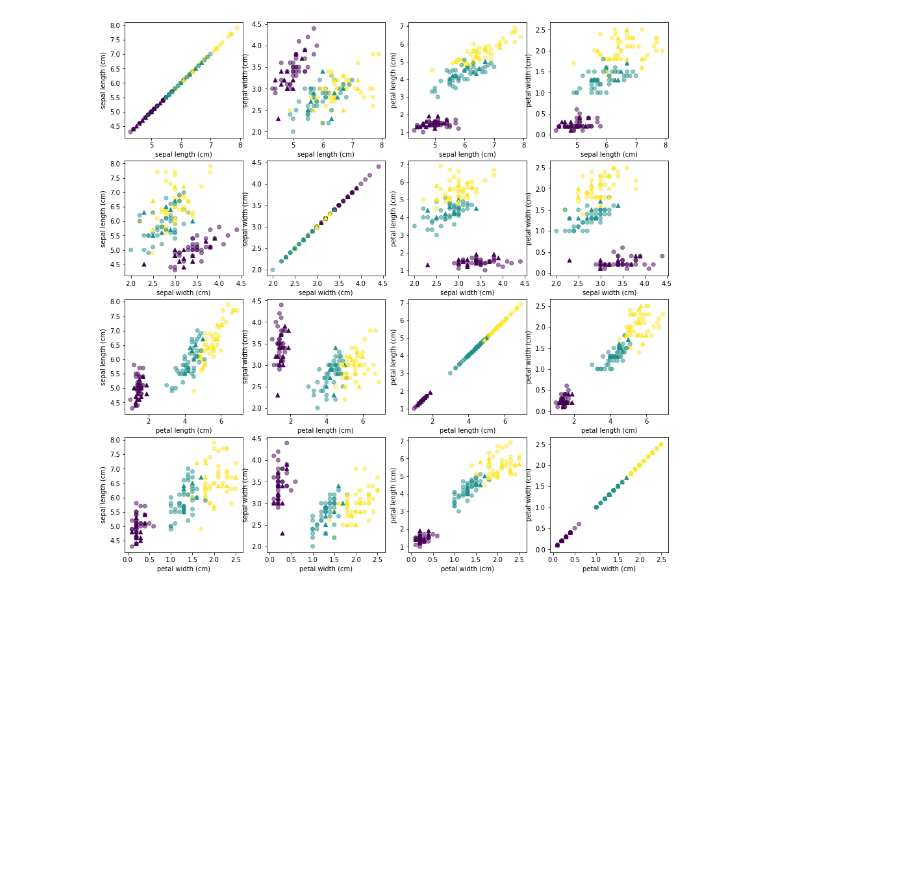
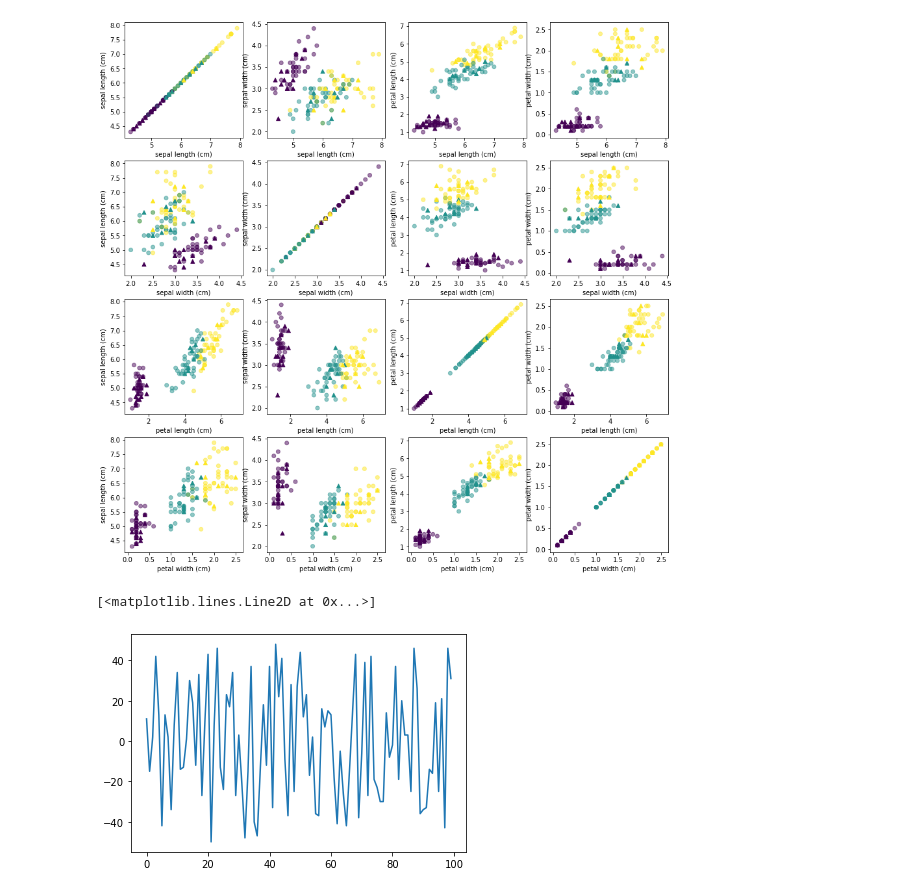
Before and after one commit to newmancu/ML_tests, a Jupyter notebook: ML/knn/knn_l1.ipynb, the cells around one changed output. Saved outputs shown, nothing was run; the diff lists cells and outputs as text; code cells hidden in the pictures; blank space fills up the shorter version.

```diff
--- a/ML/knn/knn_l1.ipynb
+++ b/ML/knn/knn_l1.ipynb
@@ -255,3 +255,12 @@ for i, ax in enumerate(axes.flat):
 fig.savefig("iris_diagrams.png", dpi=150)
 # %% [output]
 [figure]
+# %%
+# (xte, yte) = train_test_split(X1, Y1, train_size=.8)
+X = np.arange(0,100)
+Y = np.random.randint(-50,50, 100)
+C = np.random.randint(0,2, 100)
+plt.plot(X,Y)
+# %% [output]
+[<matplotlib.lines.Line2D at 0x...>]
+[figure, added]
```
Also changed, not shown: parts of 4 cells of this notebook, 2 other files.
